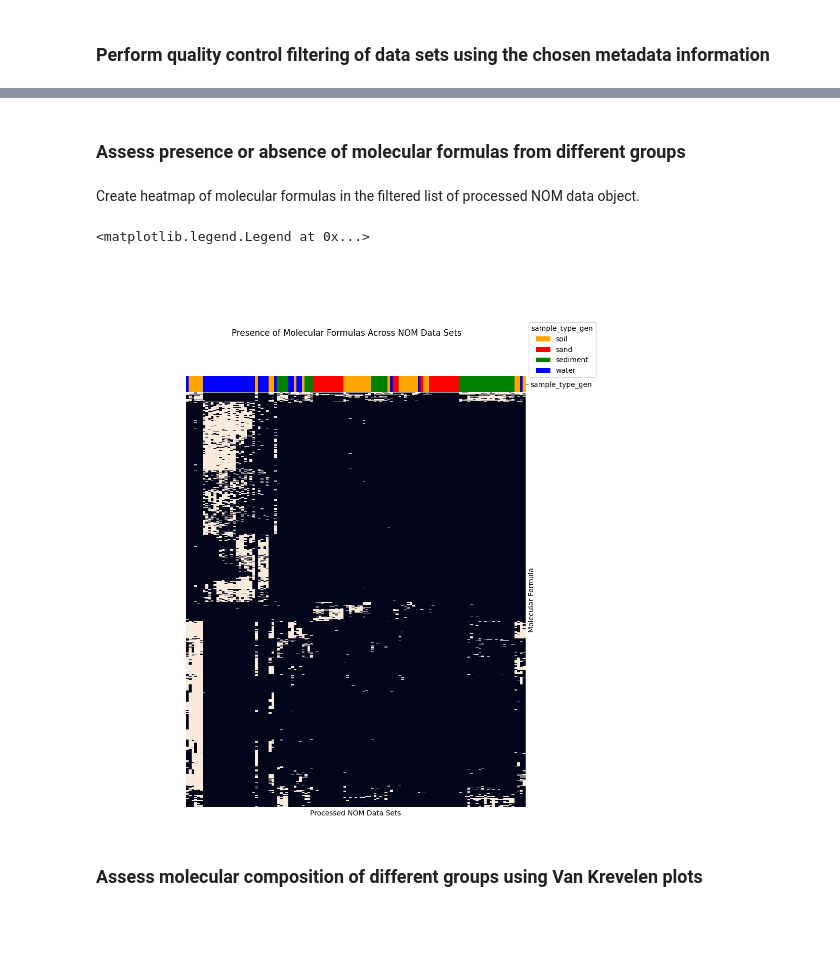
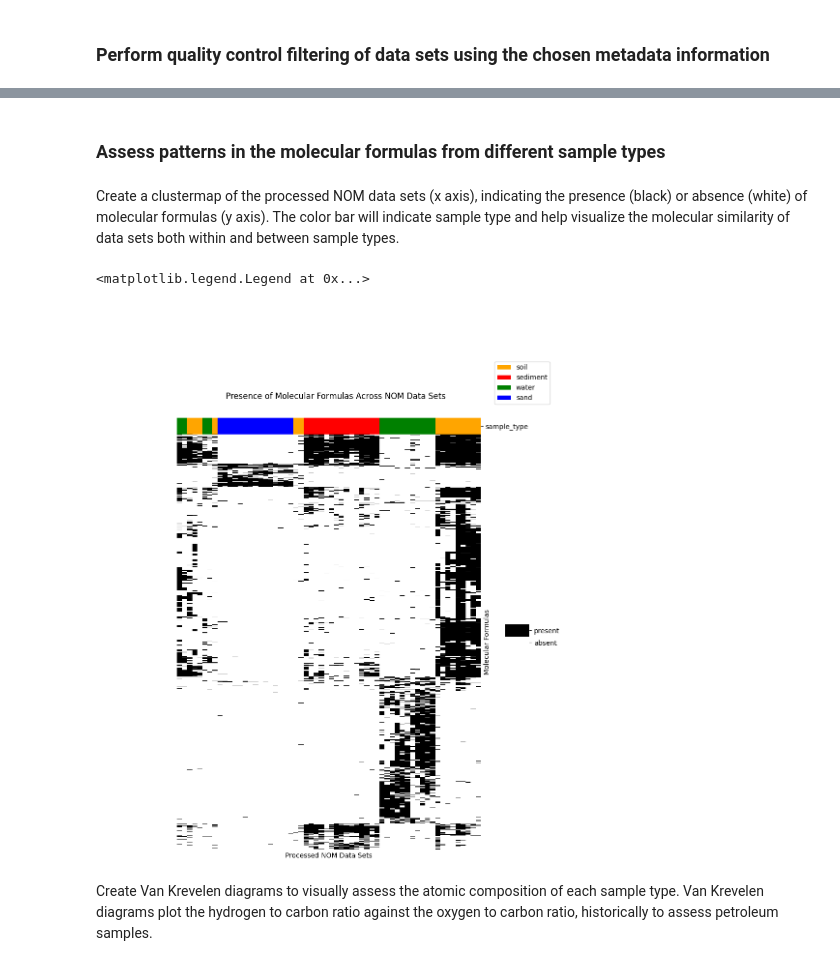
Before and after one commit to microbiomedata/nmdc_notebooks, a Jupyter notebook: NOM_visualizations/python/nom_data.ipynb, the cells around one changed output, grey strips where cells are left out. Cells and saved outputs as stored; diff of their text form; code cells hidden in the pictures; blank space fills up the shorter version.

Commit message:
changes made based on kheal feedback

```diff
--- a/NOM_visualizations/python/nom_data.ipynb
+++ b/NOM_visualizations/python/nom_data.ipynb
@@ -253,7 +256,7 @@ True
 Clean up final dataframe, removing unneeded/intermediate identifier columns from schema traversal.
 # %%
 column_list = merged_df.columns.tolist()
-columns_to_keep = ["biosample_id","processed_nom_id","sample_type_gen","processed_nom_url"]
+columns_to_keep = ["biosample_id","processed_nom_id","sample_type","processed_nom_url"]
 columns_to_remove = list(set(column_list).difference(columns_to_keep))
 
 # Drop unnecessary columns
@@ -263,7 +266,7 @@ merged_df_cleaned = merged_df.drop(columns=columns_to_remove)
 merged_df_cleaned.drop_duplicates(keep="first", inplace=True)
 
 # check rows when we reagrregate/implode
-final_df = merged_df_cleaned.groupby(["biosample_id","processed_nom_id"]).agg({"processed_nom_url": list}).reset_index()
+final_df = merged_df_cleaned.groupby(["biosample_id","processed_nom_id","sample_type"]).agg({"processed_nom_url": list}).reset_index()
 
 #convert url into string
 final_df["processed_nom_url"] = final_df["processed_nom_url"].apply(lambda x: ', '.join(map(str, x)))
@@ -469,26 +516,28 @@ Perform peak filtering based on confidence score and molecular formula filtering
 # %%
 #histogram of confidence scores for randomly selected samples
-sampled_data_merged.hist("Confidence Score")
+nom_sampled.hist("Confidence Score",bins=np.arange(0,1,0.1))
 plt.title('Confidence Scores from Sampled Data Sets')
 plt.xlabel("Confidence Score")
+plt.xticks(np.arange(0,1,0.1))
 plt.ylabel("Frequency")
 plt.show()
 
 #peak filtering by confidence score
-peak_filt=sampled_data_merged[sampled_data_merged['Confidence Score']>0.75]
+conf_filt=nom_sampled[nom_sampled['Confidence Score']>0.3]
 
 #count for each molecular formula
-mol_counts=peak_filt.value_counts('mol_form').to_frame().reset_index()
+mol_counts=conf_filt.value_counts('mol_form').to_frame().reset_index()
 
 #histogram of molecular formula counts
-mol_counts.hist("count")
+mol_counts.hist("count",bins=np.arange(0,50,5))
 plt.locator_params(axis='x')
 plt.title('Molecular Formula Counts Across Sampled Data Sets')
 plt.xlabel("Number of Occurences Across Data Sets")
+plt.xticks(np.arange(0,50,5))
 plt.ylabel("Number of Molecular Formula")
 plt.show()
 
-#based on this histogram, filter to formulas in more than 5 samples
-mol_counts=mol_counts[mol_counts['count']>=5]
-mol_filter=mol_counts.merge(peak_filt,on=['mol_form'],how="left")
+#based on this histogram, filter to formulas in more than 5 data sets
+mol_counts=mol_counts[mol_counts['count']>5]
+mol_filter=mol_counts.merge(conf_filt,on=['mol_form'],how="left")
 # %% [output]
@@ -497,36 +546,55 @@ mol_filter=mol_counts.merge(peak_filt,on=['mol_form'],how="left")
 # %% [markdown]
-### Assess presence or absence of molecular formulas from different groups
+### Assess patterns in the molecular formulas from different sample types
-# %% [markdown]
-Create heatmap of molecular formulas in the filtered list of processed NOM data object.
+# %% [markdown]
+Create a clustermap of the processed NOM data sets (x axis), indicating the presence (black) or absence (white) of molecular formulas (y axis). The color bar will indicate sample type and help visualize the molecular similarity of data sets both within and between sample types.
 # %%
+
+#sample type colors
+
 #set colors for each sample type
 type_col=pd.DataFrame({grouping_column:mol_filter[grouping_column].unique(),'color':['orange','red','green','blue']})
+
+#setup color legend for sample type
+type_col_dict = dict(zip(type_col[grouping_column].unique(), ['orange','red','green','blue']))
+handles = [Patch(facecolor=type_col_dict[name]) for name in type_col_dict]
 
 #map graph colors based on sample type to processed IDs
 sample_type=mol_filter[[grouping_column,'processed']].drop_duplicates()
 sample_type_col=sample_type.merge(type_col,how='left',on=grouping_column).set_index('processed').drop(grouping_column,axis=1).rename(columns={'color':grouping_column})
 
-#add column indicating presence in that processed nom id
+#presence/absence
+
+#set colors for presence/absence as cmap
+colors=['white','black']
+custom_palette = sns.color_palette(colors)
+custom_cmap = sns.color_palette(custom_palette, as_cmap=True)
+
+#add column indicating presence in that processed nom id (1 is present)
 mol_filter['presence']=1
 
-#create presence/absence matrix
+#create presence/absence matrix. replace NA with 0 (0 is absent)
 formula_matrix=mol_filter[['mol_form','processed','presence']].pivot_table('presence', index='mol_form', columns='processed').fillna(0).astype(int)
 
-#setup color legend for sample type
-type_col_dict = dict(zip(type_col[grouping_column].unique(), ['orange','red','green','blue']))
-handles = [Patch(facecolor=type_col_dict[name]) for name in type_col_dict]
-
-#heatmap
-g=sns.clustermap(data=formula_matrix,col_colors=sample_type_col,tree_kws={"linewidths": 0.},xticklabels=False,yticklabels=False,cmap='rocket',cbar_pos=None)
+#heatmap (1 is present, zero is absent)
+g=sns.clustermap(data=formula_matrix,col_colors=sample_type_col,tree_kws={"linewidths": 0.},xticklabels=False,yticklabels=False,cmap=custom_cmap)
 g.figure.suptitle("Presence of Molecular Formulas Across NOM Data Sets")
 g.ax_heatmap.set_xlabel("Processed NOM Data Sets")
-g.ax_heatmap.set_ylabel("Molecular Formula")
-g.figure.subplots_adjust(top=1.1)
-plt.legend(handles, type_col_dict, title=grouping_column,
-           bbox_to_anchor=(1, 1), bbox_transform=plt.gcf().transFigure)
+g.ax_heatmap.set_ylabel("Molecular Formulas")
+
+#adjust plot and legend locations
+g.figure.subplots_adjust(top=1.15,right=0.8)
+g.ax_cbar.set_position((0.85, 0.45, .05, .05)) #x axis,y axis, width, height
+
+#adjust cbar legend to indicate presence/absence
+g.ax_cbar.set_yticks([0.25,0.75])
+g.ax_cbar.set_yticklabels(["absent","present"])
+
+#add sample type legend
+plt.legend(handles, type_col_dict, title=None,
+           bbox_to_anchor=(0.95, 1.05), bbox_transform=plt.gcf().transFigure)
 # %% [output]
 <matplotlib.legend.Legend at 0x...>
-[figure, old version]
+[figure, new version]
-# %% [markdown]
-### Assess molecular composition of different groups using Van Krevelen plots
+# %% [markdown]
+Create Van Krevelen diagrams to visually assess the atomic composition of each sample type. Van Krevelen diagrams plot the hydrogen to carbon ratio against the oxygen to carbon ratio, historically to assess petroleum samples.
 # %%
```
Also changed, not shown: parts of 39 cells of this notebook, 4 other files.
